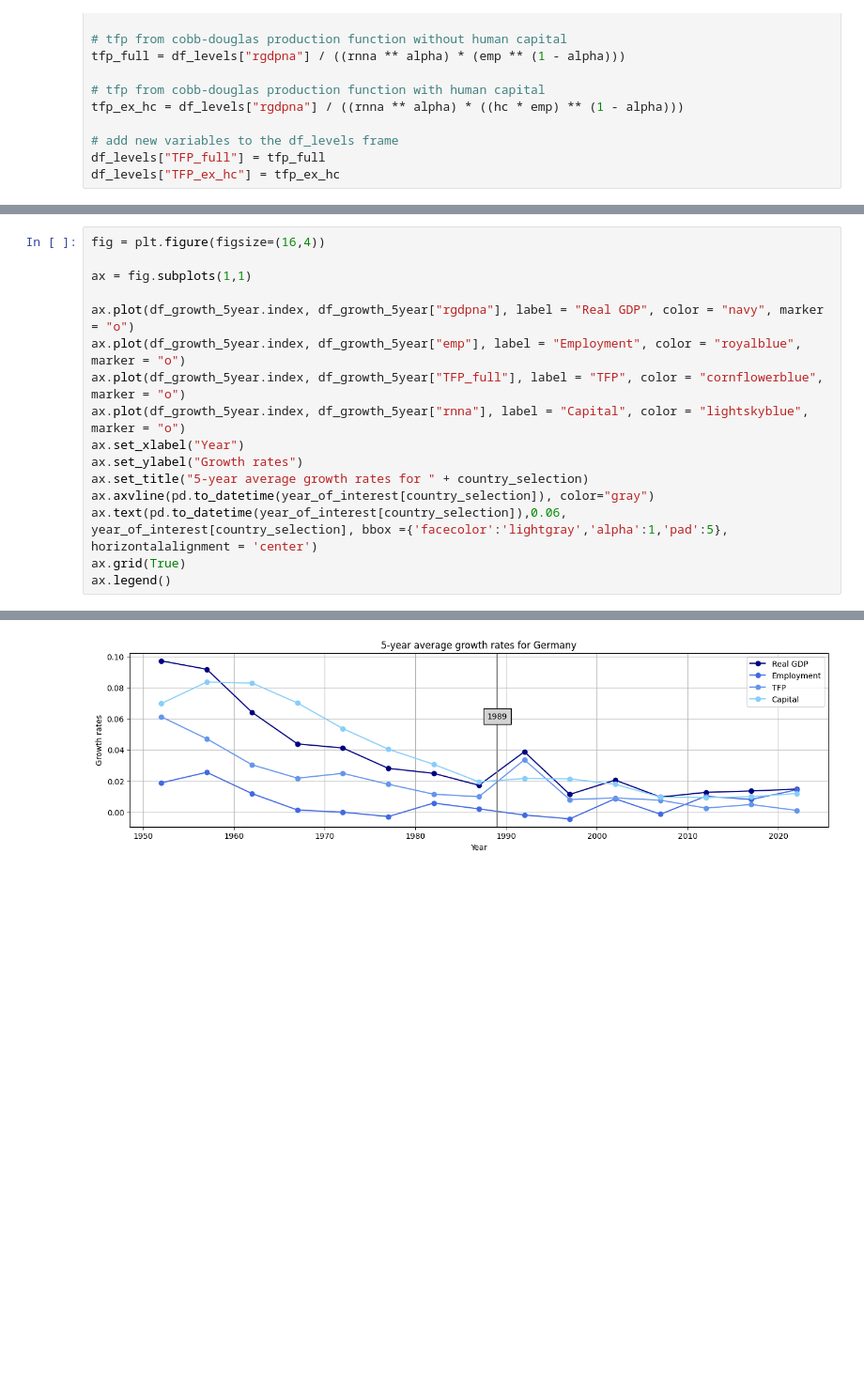
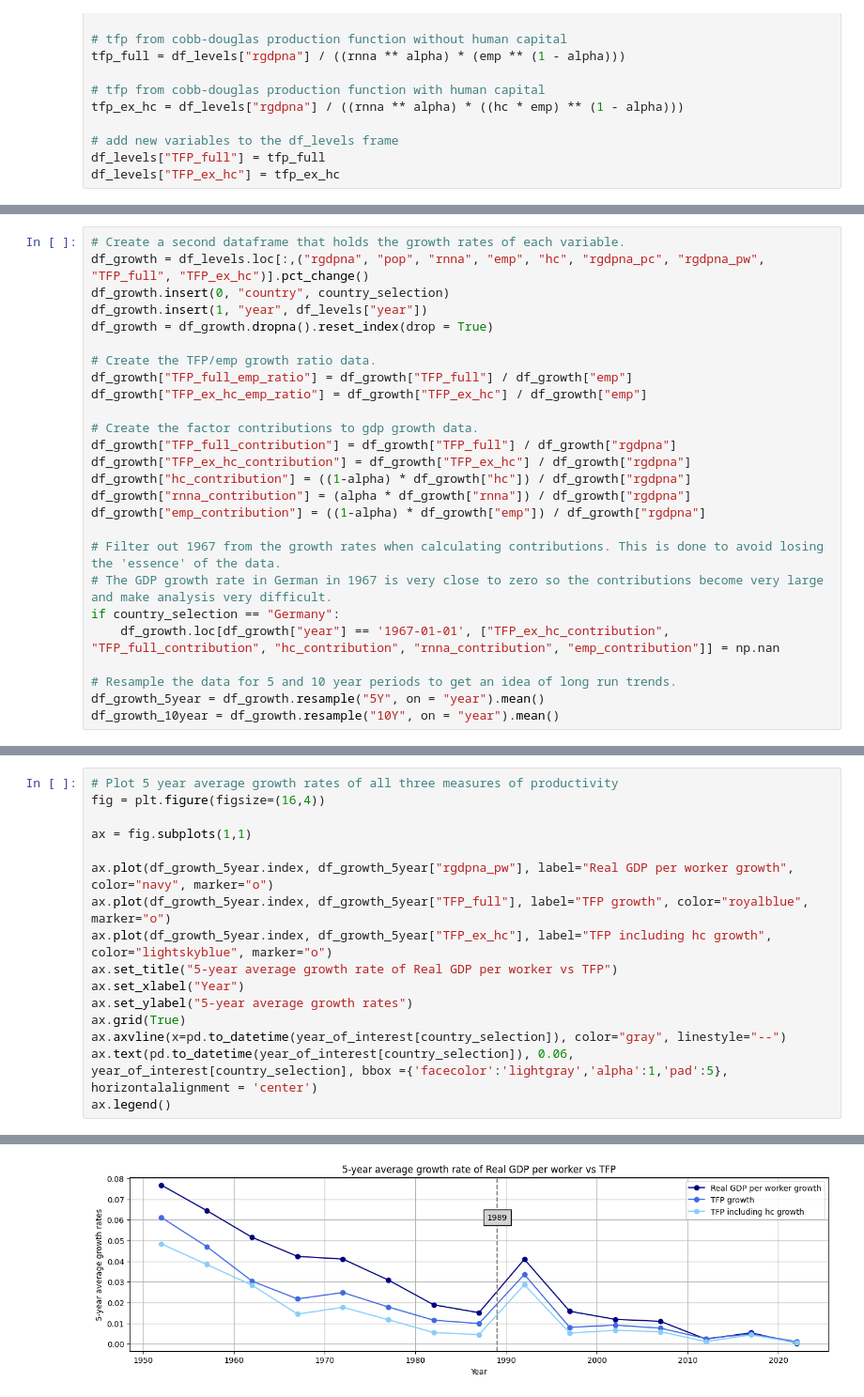
Before and after one commit to ollie-gregory/EC2B1_Coursework, a Jupyter notebook: Germany.ipynb, the cells around one changed output, grey strips where cells are left out. Shown at 94% size. Saved outputs shown, nothing was run; the diff lists cells and outputs as text; blank space fills up the shorter version.

```diff
--- a/Germany.ipynb
+++ b/Germany.ipynb
@@ -56,0 +59,26 @@ import reg_functions as reg
+# %%
+# Create a second dataframe that holds the growth rates of each variable.
+df_growth = df_levels.loc[:,("rgdpna", "pop", "rnna", "emp", "hc", "rgdpna_pc", "rgdpna_pw", "TFP_full", "TFP_ex_hc")].pct_change()
+df_growth.insert(0, "country", country_selection)
+df_growth.insert(1, "year", df_levels["year"])
+df_growth = df_growth.dropna().reset_index(drop = True)
+
+# Create the TFP/emp growth ratio data.
+df_growth["TFP_full_emp_ratio"] = df_growth["TFP_full"] / df_growth["emp"]
+df_growth["TFP_ex_hc_emp_ratio"] = df_growth["TFP_ex_hc"] / df_growth["emp"]
+
+# Create the factor contributions to gdp growth data.
+df_growth["TFP_full_contribution"] = df_growth["TFP_full"] / df_growth["rgdpna"]
+df_growth["TFP_ex_hc_contribution"] = df_growth["TFP_ex_hc"] / df_growth["rgdpna"]
+df_growth["hc_contribution"] = ((1-alpha) * df_growth["hc"]) / df_growth["rgdpna"]
+df_growth["rnna_contribution"] = (alpha * df_growth["rnna"]) / df_growth["rgdpna"]
+df_growth["emp_contribution"] = ((1-alpha) * df_growth["emp"]) / df_growth["rgdpna"]
+
+# Filter out 1967 from the growth rates when calculating contributions. This is done to avoid losing the 'essence' of the data.
+# The GDP growth rate in German in 1967 is very close to zero so the contributions become very large and make analysis very difficult.
+if country_selection == "Germany":
+    df_growth.loc[df_growth["year"] == '1967-01-01', ["TFP_ex_hc_contribution", "TFP_full_contribution", "hc_contribution", "rnna_contribution", "emp_contribution"]] = np.nan
+
+# Resample the data for 5 and 10 year periods to get an idea of long run trends.
+df_growth_5year = df_growth.resample("5Y", on = "year").mean()
+df_growth_10year = df_growth.resample("10Y", on = "year").mean()
@@ -128,19 +223,19 @@ df_growth_10year = df_growth.resample("10Y", on = "year").mean()
 # %%
+# Plot 5 year average growth rates of all three measures of productivity
 fig = plt.figure(figsize=(16,4))
 
 ax = fig.subplots(1,1)
 
-ax.plot(df_growth_5year.index, df_growth_5year["rgdpna"], label = "Real GDP", color = "navy", marker = "o")
-ax.plot(df_growth_5year.index, df_growth_5year["emp"], label = "Employment", color = "royalblue", marker = "o")
-ax.plot(df_growth_5year.index, df_growth_5year["TFP_full"], label = "TFP", color = "cornflowerblue", marker = "o")
-ax.plot(df_growth_5year.index, df_growth_5year["rnna"], label = "Capital", color = "lightskyblue", marker = "o")
+ax.plot(df_growth_5year.index, df_growth_5year["rgdpna_pw"], label="Real GDP per worker growth", color="navy", marker="o")
+ax.plot(df_growth_5year.index, df_growth_5year["TFP_full"], label="TFP growth", color="royalblue", marker="o")
+ax.plot(df_growth_5year.index, df_growth_5year["TFP_ex_hc"], label="TFP including hc growth", color="lightskyblue", marker="o")
+ax.set_title("5-year average growth rate of Real GDP per worker vs TFP")
 ax.set_xlabel("Year")
-ax.set_ylabel("Growth rates")
-ax.set_title("5-year average growth rates for " + country_selection)
-ax.axvline(pd.to_datetime(year_of_interest[country_selection]), color="gray")
-ax.text(pd.to_datetime(year_of_interest[country_selection]),0.06, year_of_interest[country_selection], bbox ={'facecolor':'lightgray','alpha':1,'pad':5}, horizontalalignment = 'center')
+ax.set_ylabel("5-year average growth rates")
 ax.grid(True)
+ax.axvline(x=pd.to_datetime(year_of_interest[country_selection]), color="gray", linestyle="--")
+ax.text(pd.to_datetime(year_of_interest[country_selection]), 0.06, year_of_interest[country_selection], bbox ={'facecolor':'lightgray','alpha':1,'pad':5}, horizontalalignment = 'center')
 ax.legend()
 # %% [output]
 <matplotlib.legend.Legend at 0x...>
-[figure, old version]
+[figure, new version]
```
Also changed, not shown: parts of 23 cells of this notebook, 24 other files.
